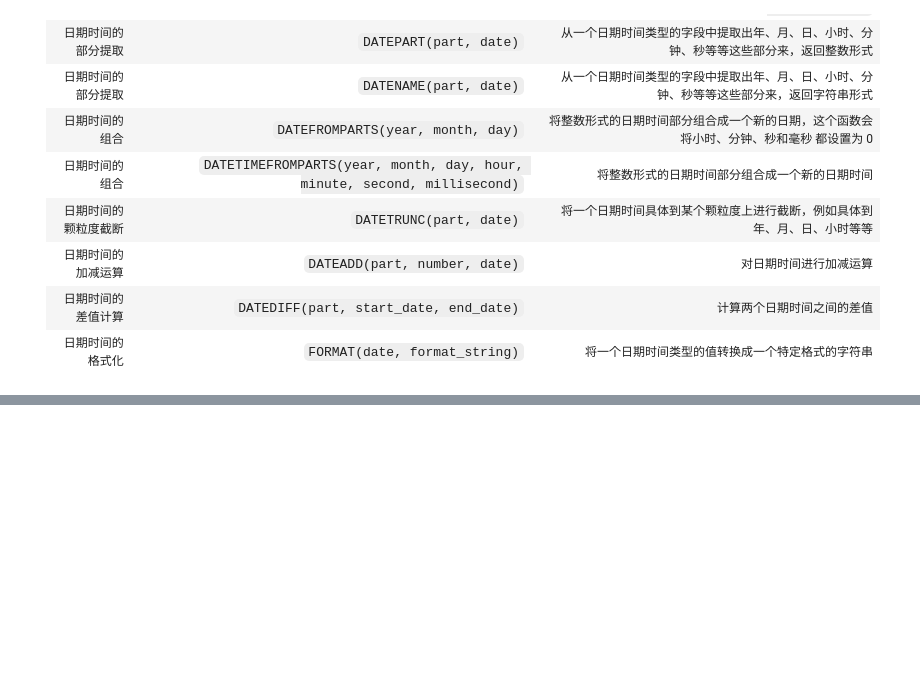
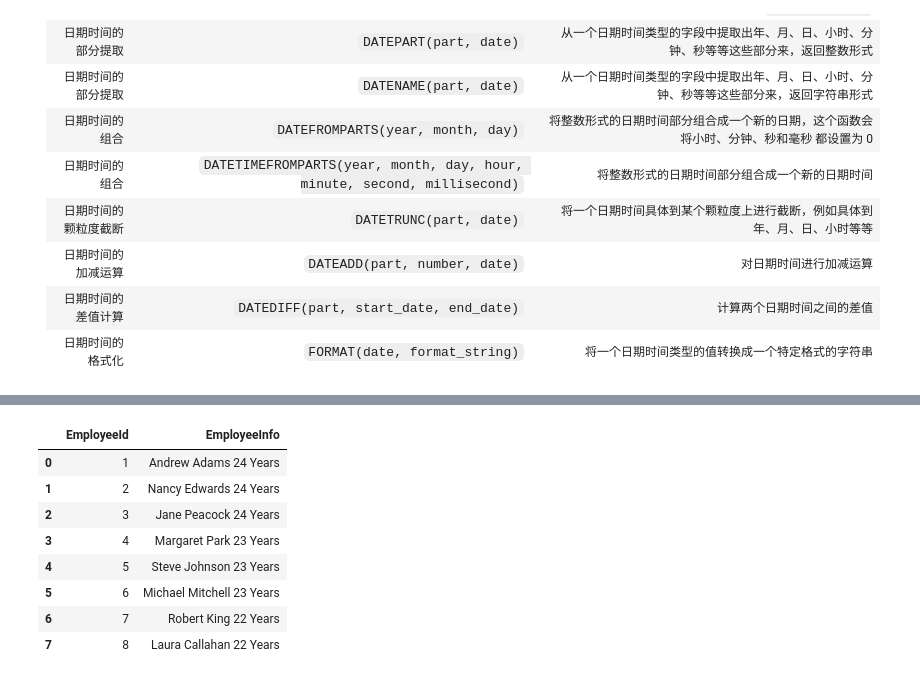
Before and after one commit to zhangfan9607243/NavigationBA_Codes, a Jupyter notebook: codes/Module4/Topic02/Topic02_04/Topic02_04.ipynb, the cells around one changed output, grey strips where cells are left out. Drawn from its saved outputs; the diff is of its cells as text; code cells hidden in the pictures; blank space fills up the shorter version.

```diff
--- a/codes/Module4/Topic02/Topic02_04/Topic02_04.ipynb
+++ b/codes/Module4/Topic02/Topic02_04/Topic02_04.ipynb
@@ -982,0 +1015,16 @@ FROM Invoice
+# %%
+%%sql
+SELECT
+    EmployeeId,
+    CONCAT(FirstName, ' ', LastName, ' ', CAST(DATEDIFF(YEAR, HireDate, GETDATE()) AS VARCHAR), ' Years') AS EmployeeInfo
+FROM Employee
+# %% [output]
+|  | EmployeeId | EmployeeInfo |
+| 0 | 1 | Andrew Adams 24 Years |
+| 1 | 2 | Nancy Edwards 24 Years |
+| 2 | 3 | Jane Peacock 24 Years |
+| 3 | 4 | Margaret Park 23 Years |
+| 4 | 5 | Steve Johnson 23 Years |
+| 5 | 6 | Michael Mitchell 23 Years |
+| 6 | 7 | Robert King 22 Years |
+| 7 | 8 | Laura Callahan 22 Years |
```
Also changed, not shown: parts of 3 cells of this notebook, 24 other files.
